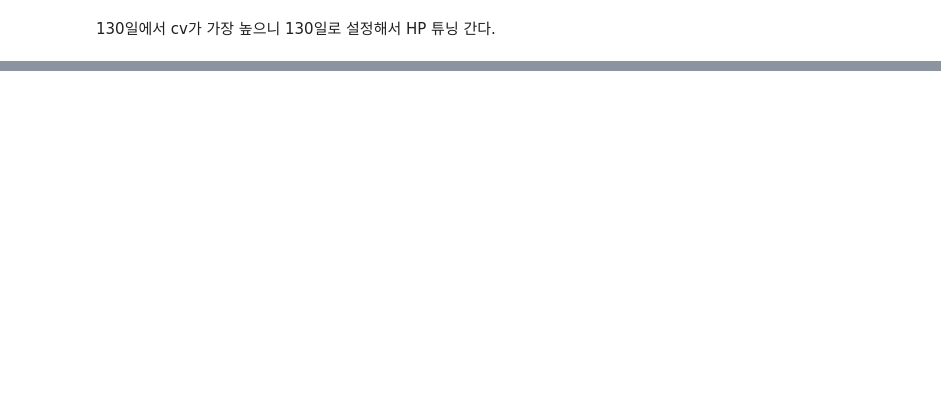
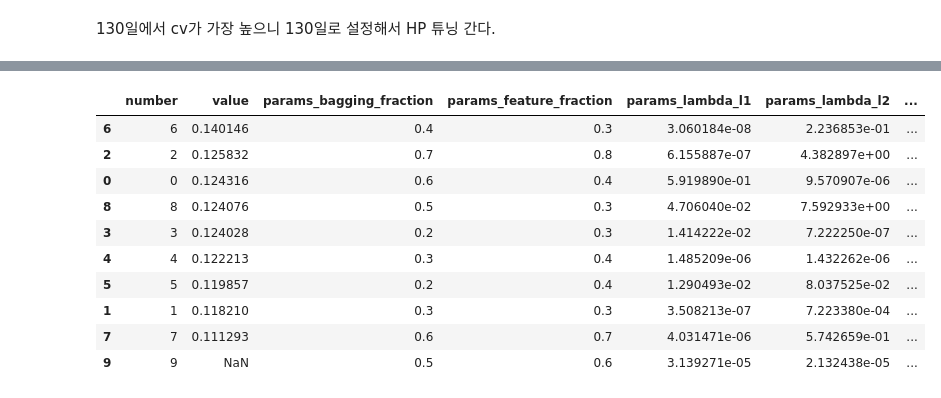
Before and after one commit to hoeen/kaggle, a Jupyter notebook: JPX-prediction/jpx-lgbm-tunehp.ipynb, the cells around one changed output, grey strips where cells are left out. Saved outputs shown, nothing was run; the diff lists cells and outputs as text; code cells hidden in the pictures; blank space fills up the shorter version.

```diff
--- a/JPX-prediction/jpx-lgbm-tunehp.ipynb
+++ b/JPX-prediction/jpx-lgbm-tunehp.ipynb
@@ -1097,0 +1021,15 @@ study.best_params
+# %%
+study.trials_dataframe().sort_values('value', ascending=False).drop(
+        columns=['datetime_start', 'datetime_complete', 'duration'])
+# %% [output]
+|  | number | value | params_bagging_fraction | params_feature_fraction | params_lambda_l1 | params_lambda_l2 | ... |
+| 6 | 6 | 0.140146 | 0.4 | 0.3 | 3.060184e-08 | 2.236853e-01 | ... |
+| 2 | 2 | 0.125832 | 0.7 | 0.8 | 6.155887e-07 | 4.382897e+00 | ... |
+| 0 | 0 | 0.124316 | 0.6 | 0.4 | 5.919890e-01 | 9.570907e-06 | ... |
+| 8 | 8 | 0.124076 | 0.5 | 0.3 | 4.706040e-02 | 7.592933e+00 | ... |
+| 3 | 3 | 0.124028 | 0.2 | 0.3 | 1.414222e-02 | 7.222250e-07 | ... |
+| 4 | 4 | 0.122213 | 0.3 | 0.4 | 1.485209e-06 | 1.432262e-06 | ... |
+| 5 | 5 | 0.119857 | 0.2 | 0.4 | 1.290493e-02 | 8.037525e-02 | ... |
+| 1 | 1 | 0.118210 | 0.3 | 0.3 | 3.508213e-07 | 7.223380e-04 | ... |
+| 7 | 7 | 0.111293 | 0.6 | 0.7 | 4.031471e-06 | 5.742659e-01 | ... |
+| 9 | 9 | NaN | 0.5 | 0.6 | 3.139271e-05 | 2.132438e-05 | ... |
```
Also changed, not shown: parts of 15 cells of this notebook.
